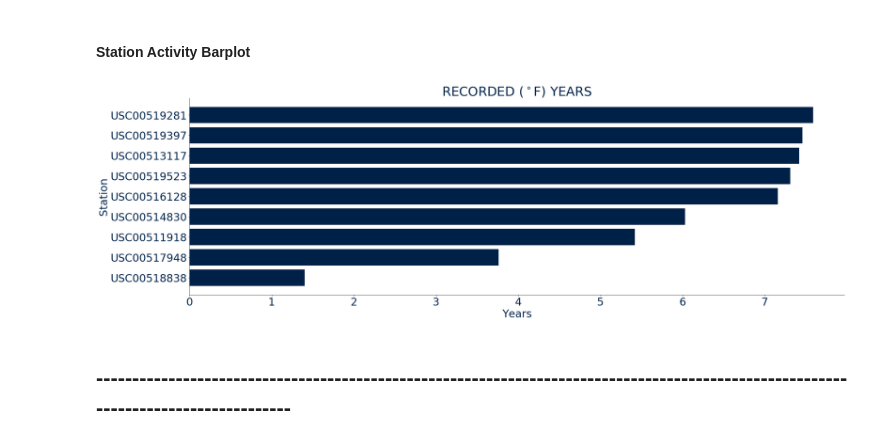
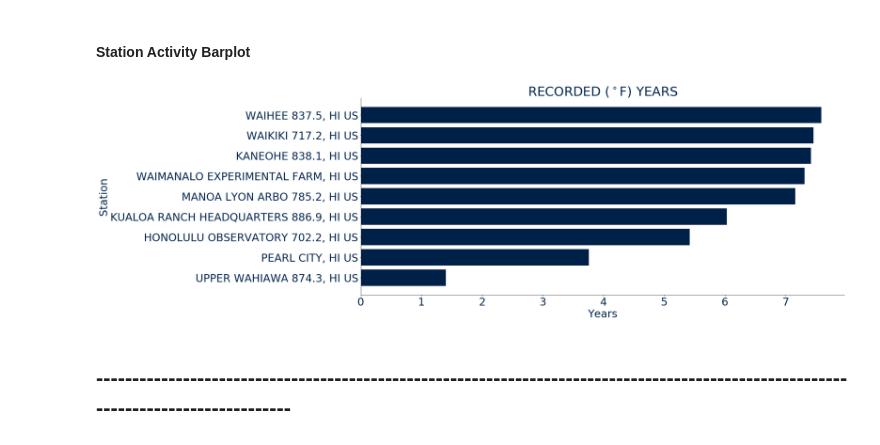
Before and after one commit to TomCallegari/UofT---SCS---Data-Anaytics-Bootcamp, a Jupyter notebook: Week 10 - Advanced Data Storage and Retrieval/Homework/Instructions/ClimatePy.ipynb, the cells around one changed output. Cells and saved outputs as stored; diff of their text form; code cells hidden in the pictures.

```diff
--- a/Week 10 - Advanced Data Storage and Retrieval/Homework/Instructions/ClimatePy.ipynb
+++ b/Week 10 - Advanced Data Storage and Retrieval/Homework/Instructions/ClimatePy.ipynb
@@ -391,35 +391,35 @@ active_stations
 plt.rcParams.update({'font.size': 30})
 plt.rcParams['axes.axisbelow'] = True
 
 COLOR = '#002147'
 plt.rcParams['text.color'] = COLOR
 plt.rcParams['axes.labelcolor'] = COLOR
 plt.rcParams['xtick.color'] = COLOR
 plt.rcParams['ytick.color'] = COLOR
 plt.rcParams['lines.color'] = COLOR
 plt.rcParams['lines.linewidth'] = 2
 
 fig, ax = plt.subplots(1, figsize = [30, 10])
 
 ax.barh(
-    active_stations['Station'],
+    active_stations['Name'],
     active_stations['Years'],
     color = '#002147'
 )
 
 ax.spines['top'].set_visible(False)
 ax.spines['right'].set_visible(False)
 
 ax.set_ylabel('Station')
 ax.set_xlabel('Years')
 ax.set_title('RECORDED ($^\circ$F) YEARS')
 
 plt.tight_layout()
 plt.savefig('Active Stations.png', transparent=True)
 
 plt.show()
 # %% [output]
-[figure, old version]
+[figure, new version]
 # %% [markdown]
 ## -----------------------------------------------------------------------------------------------------------------------------------
 # %% [markdown]
```
Also changed, not shown: parts of 2 cells of this notebook, 1 other file.
